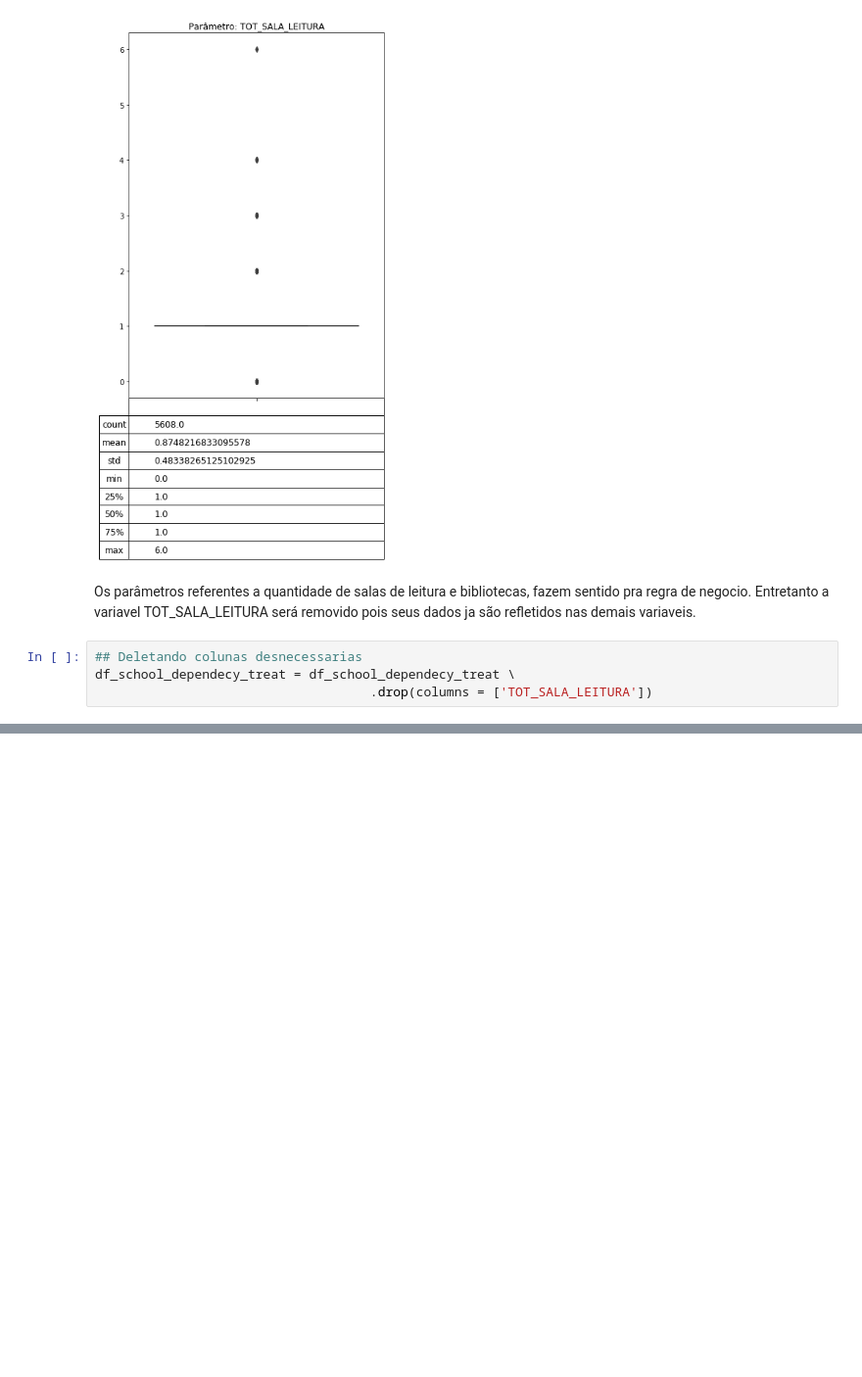
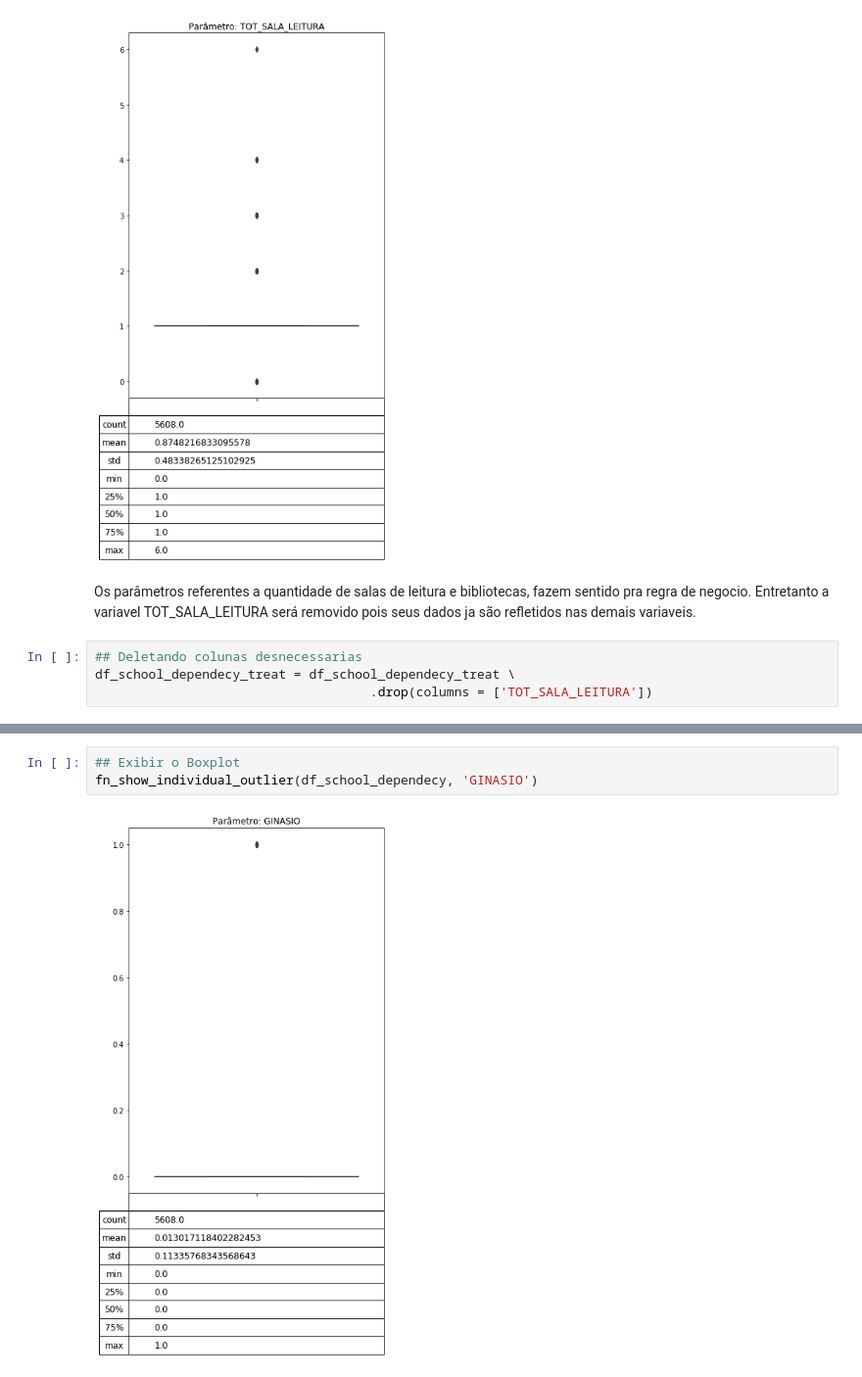
Before and after one commit to Joao-TheCosmosIsInfinite/FIA_TCC, a Jupyter notebook: notebooks/entrega2_Post12_joaoPaulo.ipynb, the cells around one changed output, grey strips where cells are left out. Shown at 98% size. Saved outputs shown, nothing was run; the diff lists cells and outputs as text; blank space fills up the shorter version.

```diff
--- a/notebooks/entrega2_Post12_joaoPaulo.ipynb
+++ b/notebooks/entrega2_Post12_joaoPaulo.ipynb
@@ -758,0 +769,5 @@ df_school_dependecy_treat = df_school_dependecy_treat \
+# %%
+## Exibir o Boxplot
+fn_show_individual_outlier(df_school_dependecy, 'GINASIO')
+# %% [output]
+[figure, added]
```
Also changed, not shown: parts of 13 cells of this notebook.
